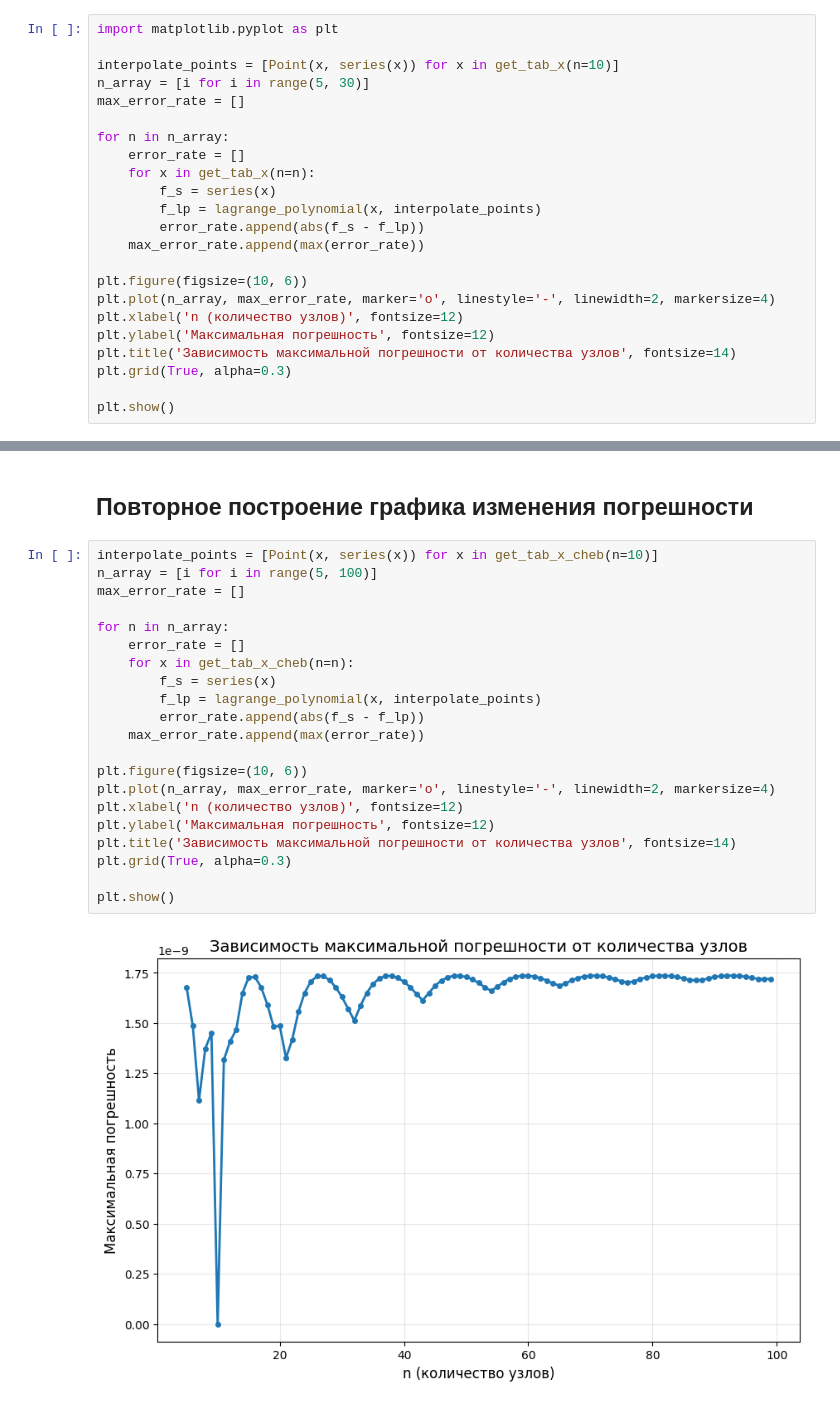
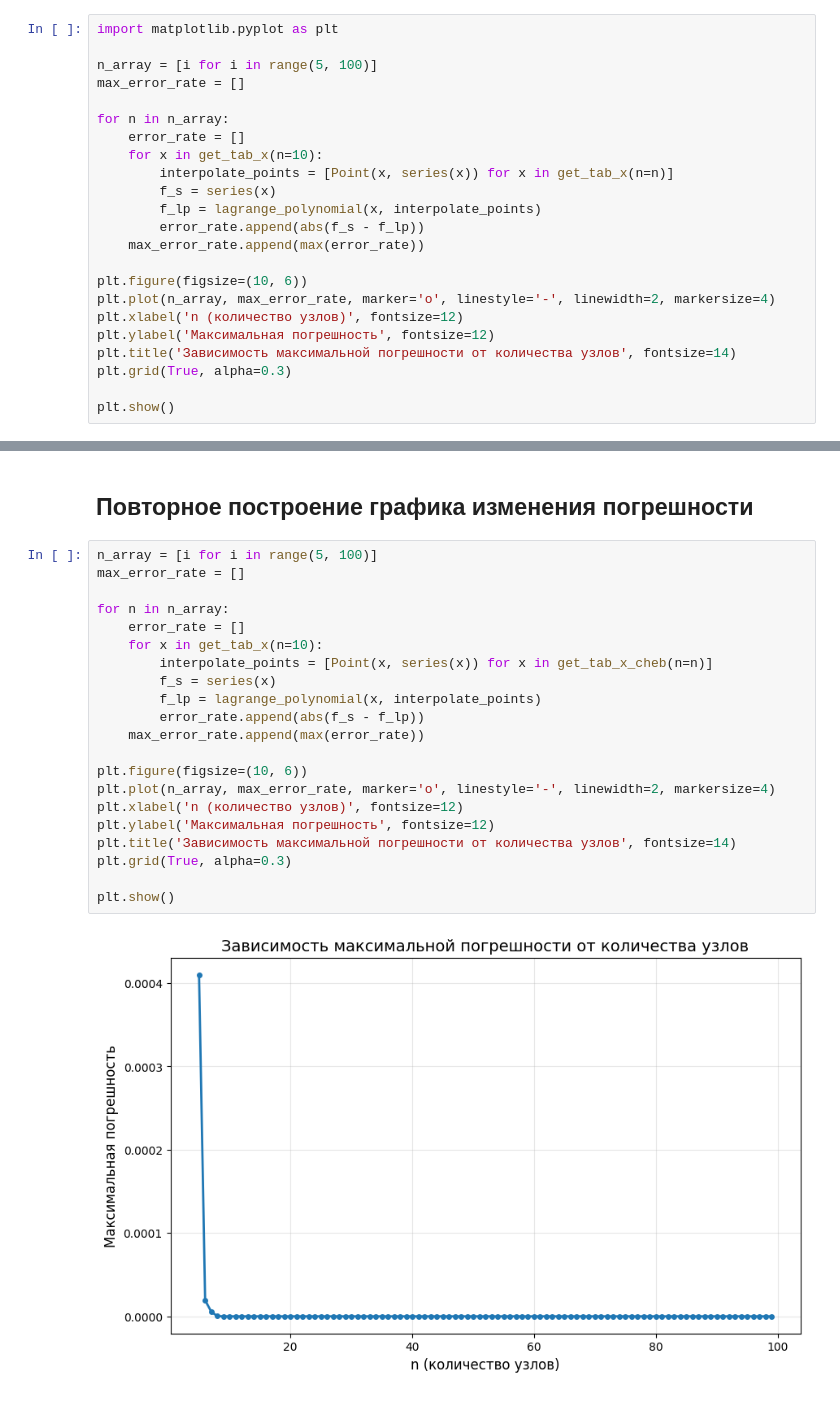
Before and after one commit to d-code000/NumericalMethods, a Jupyter notebook: interpolation_polynomial.ipynb, the cells around one changed output, grey strips where cells are left out. Cells and saved outputs as stored; diff of their text form.

```diff
--- a/interpolation_polynomial.ipynb
+++ b/interpolation_polynomial.ipynb
@@ -232,13 +232,13 @@ pandas.DataFrame(result_table)
 # %%
 import matplotlib.pyplot as plt
 
-interpolate_points = [Point(x, series(x)) for x in get_tab_x(n=10)]
-n_array = [i for i in range(5, 30)]
+n_array = [i for i in range(5, 100)]
 max_error_rate = []
 
 for n in n_array:
     error_rate = []
-    for x in get_tab_x(n=n):
+    for x in get_tab_x(n=10):
+        interpolate_points = [Point(x, series(x)) for x in get_tab_x(n=n)]
         f_s = series(x)
         f_lp = lagrange_polynomial(x, interpolate_points)
         error_rate.append(abs(f_s - f_lp))
@@ -267,27 +267,27 @@ def get_tab_x_cheb(a: int = 0, b: int = 4, n: int = 5) -> list[float]:
 # %% [markdown]
 ## Повторное построение графика изменения погрешности
 # %%
-interpolate_points = [Point(x, series(x)) for x in get_tab_x_cheb(n=10)]
 n_array = [i for i in range(5, 100)]
 max_error_rate = []
 
 for n in n_array:
     error_rate = []
-    for x in get_tab_x_cheb(n=n):
+    for x in get_tab_x(n=10):
+        interpolate_points = [Point(x, series(x)) for x in get_tab_x_cheb(n=n)]
         f_s = series(x)
         f_lp = lagrange_polynomial(x, interpolate_points)
         error_rate.append(abs(f_s - f_lp))
     max_error_rate.append(max(error_rate))
 
 plt.figure(figsize=(10, 6))
 plt.plot(n_array, max_error_rate, marker='o', linestyle='-', linewidth=2, markersize=4)
 plt.xlabel('n (количество узлов)', fontsize=12)
 plt.ylabel('Максимальная погрешность', fontsize=12)
 plt.title('Зависимость максимальной погрешности от количества узлов', fontsize=14)
 plt.grid(True, alpha=0.3)
 
 plt.show()
 # %% [output]
-[figure, old version]
+[figure, new version]
 # %% [markdown]
 # Вывод
```
Also changed, not shown: parts of 3 cells of this notebook.
